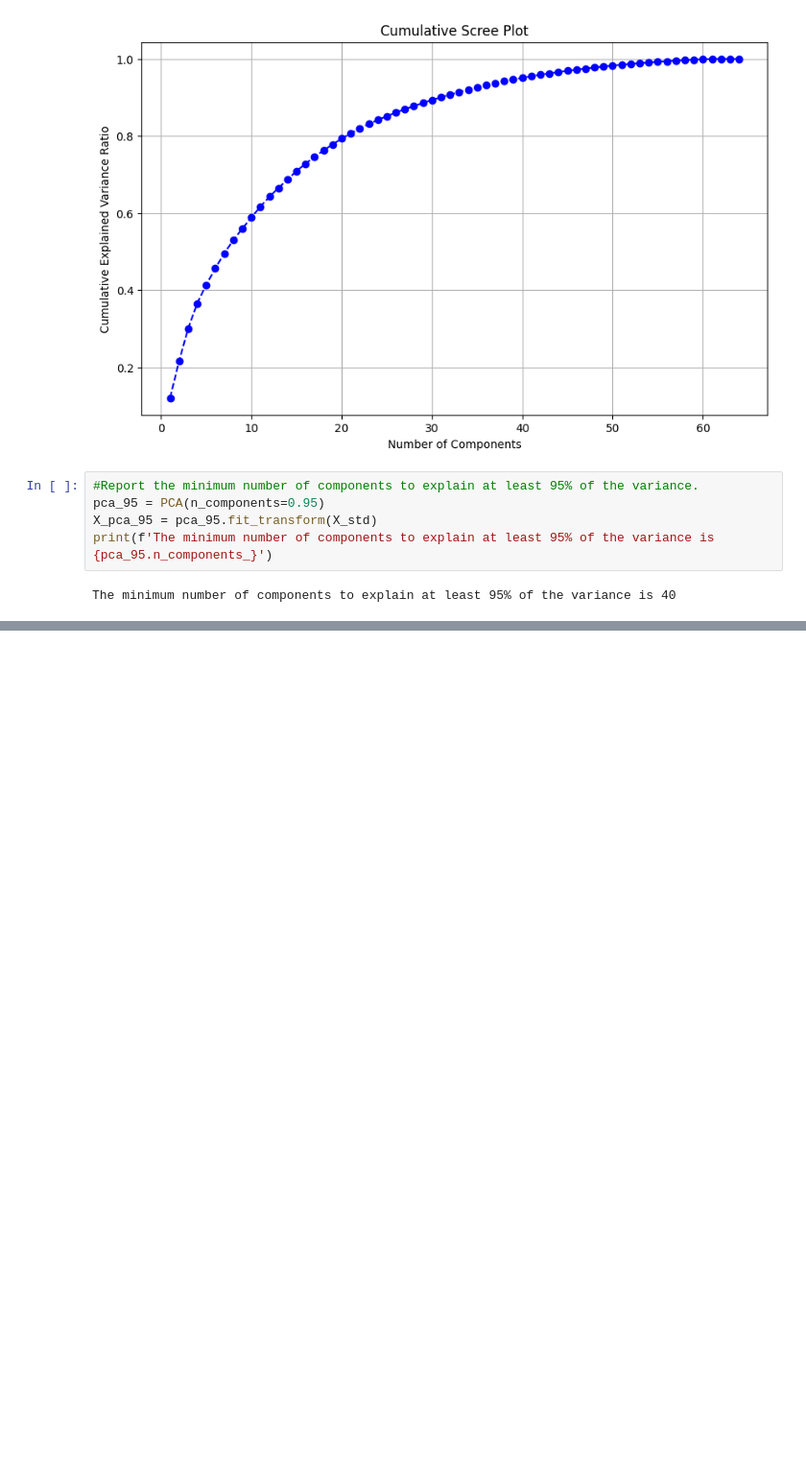
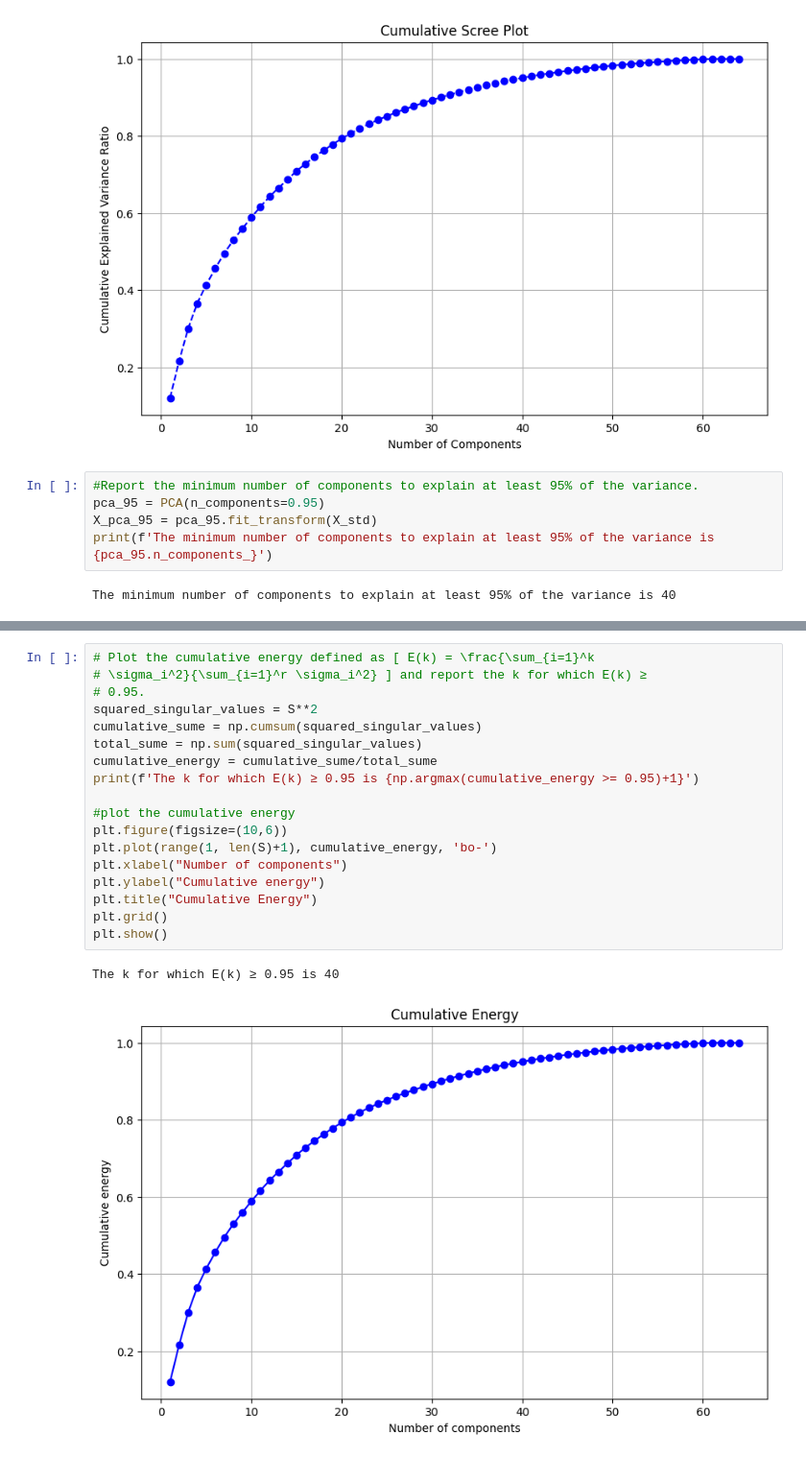
Before and after one commit to mig7avilg-dot/DATA_SCIENCE, a Jupyter notebook: HANDS_ON_GRUPO4.ipynb, the cells around one changed output, grey strips where cells are left out. Shown at 96% size. Saved outputs shown, nothing was run; the diff lists cells and outputs as text; blank space fills up the shorter version.

```diff
--- a/HANDS_ON_GRUPO4.ipynb
+++ b/HANDS_ON_GRUPO4.ipynb
@@ -57,0 +96,21 @@ The minimum number of components to explain at least 95% of the variance is 40
+# %%
+# Plot the cumulative energy defined as [ E(k) = \frac{\sum_{i=1}^k
+# \sigma_i^2}{\sum_{i=1}^r \sigma_i^2} ] and report the k for which E(k) ≥
+# 0.95.
+squared_singular_values = S**2
+cumulative_sume = np.cumsum(squared_singular_values)
+total_sume = np.sum(squared_singular_values)
+cumulative_energy = cumulative_sume/total_sume
+print(f'The k for which E(k) ≥ 0.95 is {np.argmax(cumulative_energy >= 0.95)+1}')
+
+#plot the cumulative energy
+plt.figure(figsize=(10,6))
+plt.plot(range(1, len(S)+1), cumulative_energy, 'bo-')
+plt.xlabel("Number of components")
+plt.ylabel("Cumulative energy")
+plt.title("Cumulative Energy")
+plt.grid()
+plt.show()
+# %% [output]
+The k for which E(k) ≥ 0.95 is 40
+[figure, added]
```
Also changed, not shown: parts of 7 cells of this notebook.
